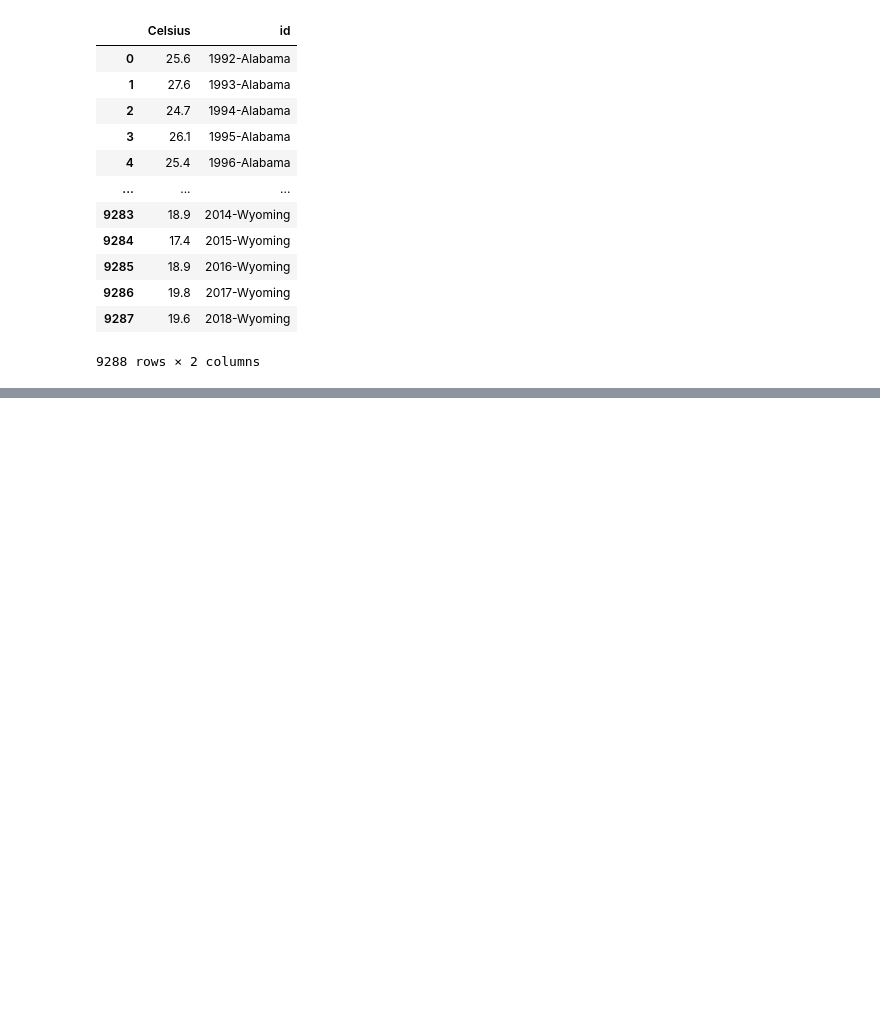
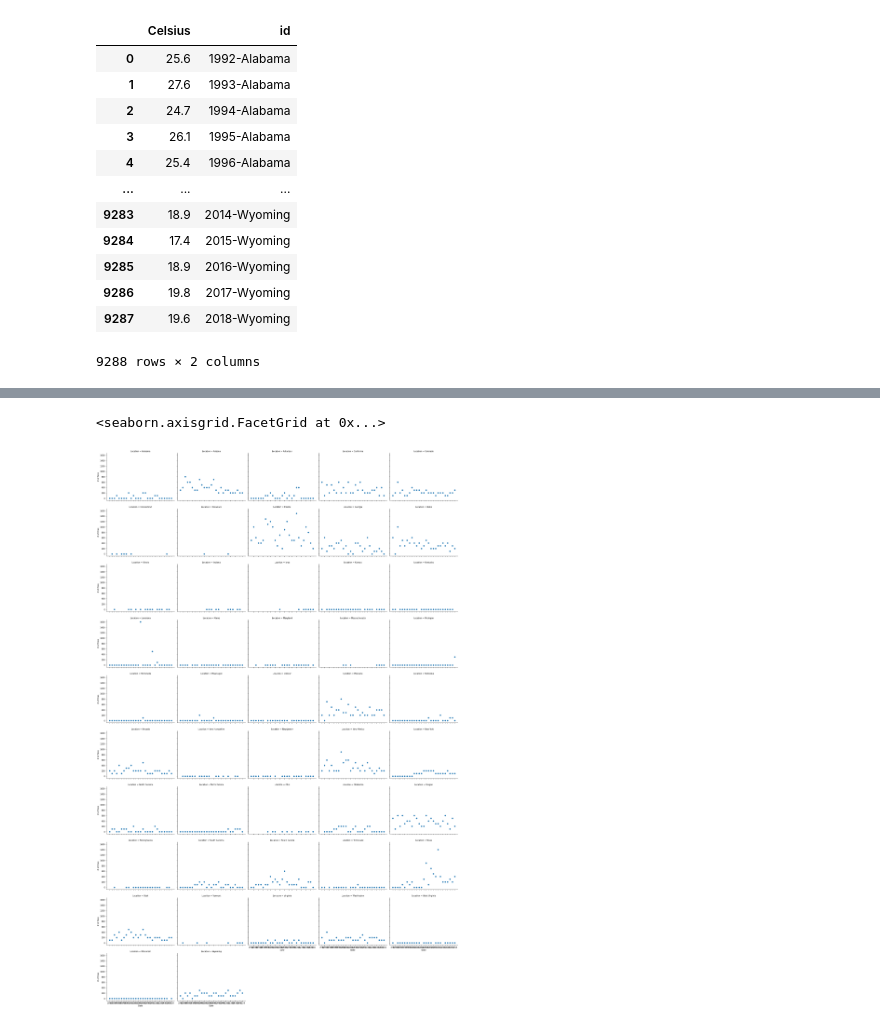
Before and after one commit to data301-2021-summer2/project-group41-project, a Jupyter notebook: analysis/brandon/Initial Wrangling.ipynb, the cells around one changed output, grey strips where cells are left out. Drawn from its saved outputs; the diff is of its cells as text; code cells hidden in the pictures; blank space fills up the shorter version.

```diff
--- a/analysis/brandon/Initial Wrangling.ipynb
+++ b/analysis/brandon/Initial Wrangling.ipynb
@@ -444,0 +407,6 @@ sns.barplot(x='Date', y='# of Fires', data = dffinal4, hue = 'Location')
+# %%
+dfff = sns.FacetGrid(data = dffinal,col='Location',height=4,aspect=1.3,col_wrap=5)
+dfff.map(plt.scatter,'Date','# of Fires')
+# %% [output]
+<seaborn.axisgrid.FacetGrid at 0x...>
+[figure, added]
```
Also changed, not shown: parts of 20 cells of this notebook, 4 other files.
